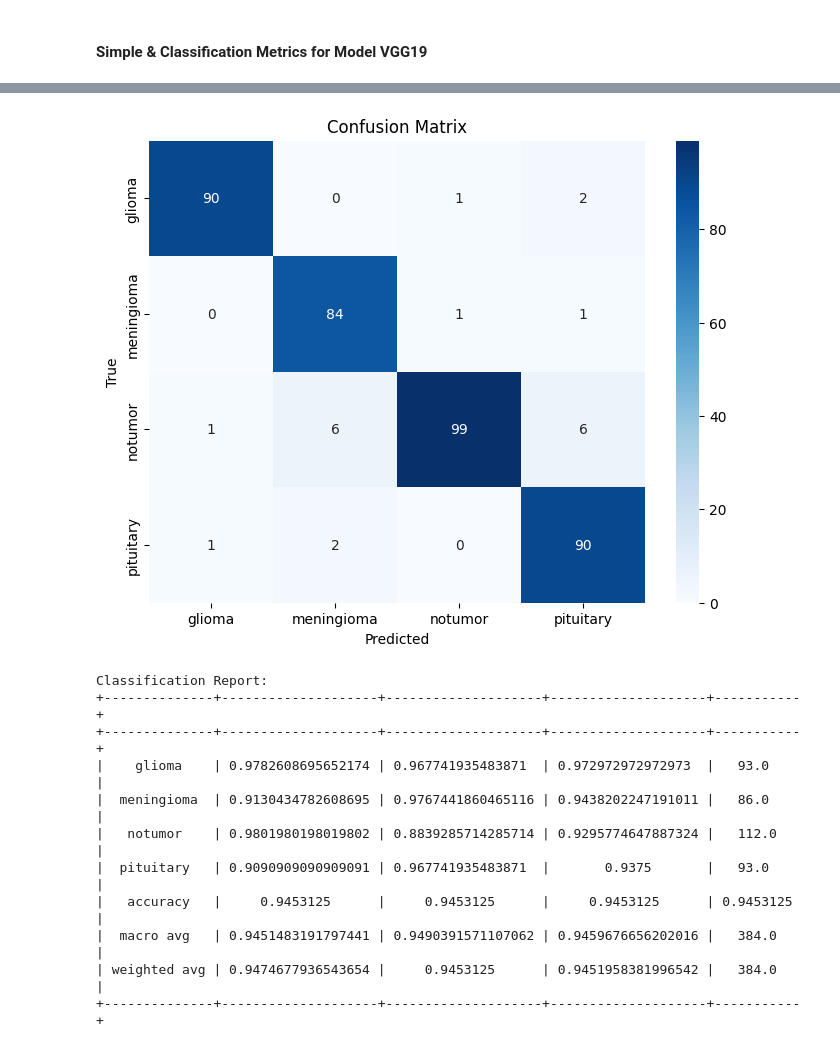
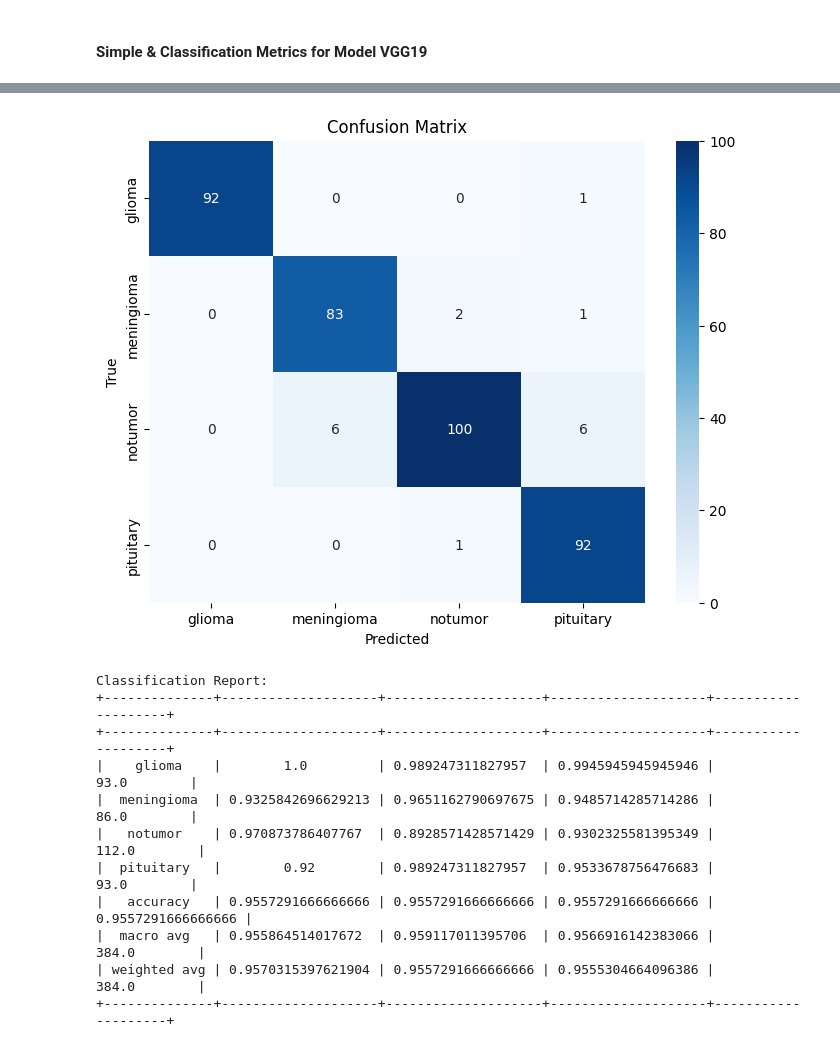
Before and after one commit to mtwchuang/CSC3009-Brain-Tumor-Detection, a Jupyter notebook: VGG.ipynb, the cells around one changed output, grey strips where cells are left out. Saved outputs shown, nothing was run; the diff lists cells and outputs as text; code cells hidden in the pictures.

```diff
--- a/VGG.ipynb
+++ b/VGG.ipynb
@@ -365,7 +359,7 @@ Epoch 21: early stopping
 vgg19_model.compile(optimizer=Adam(learning_rate=0.0005), loss='categorical_crossentropy', metrics=['accuracy', Precision(name="precision"), Recall(name="recall")])
 
 # Define callbacks
-checkpoint_vgg19 = ModelCheckpoint('/model_checkpoints/vgg19_brain_tumor.keras', monitor='val_loss', save_best_only=True, verbose=1)
+checkpoint_vgg19 = ModelCheckpoint('model_checkpoints/vgg19_brain_tumor.keras', monitor='val_loss', save_best_only=True, verbose=1)
 early_stopping_vgg19 = EarlyStopping(monitor='val_loss', patience=10, verbose=1)
 
 # Train the model
@@ -540,8 +535,9 @@ Classification Report:
 # %% [markdown]
 #### Simple & Classification Metrics for Model VGG19
 # %%
-plot_model_performance(vgg19_history, "Overall Performance for VGG19")
-plot_confusion_matrix(vgg19_model)
+plot_model_performance(vgg19_history, "Performance History for current VGG19 iteration")
+best_vgg19_model = load_model('model_checkpoints/vgg19_brain_tumor.keras')
+plot_confusion_matrix(best_vgg19_model)
 # %% [output]
 +----+-------+----------------------+---------------------+--------------------+---------------------+--------------------+----------------------+--------------------+---------------------+
 |    | Epoch |    Training Loss     |   Validation Loss   | Training Accuracy  | Validation Accuracy | Training Precision | Validation Precision |  Training Recall   |  Validation Recall  |
@@ -565,12 +561,12 @@ plot_confusion_matrix(vgg19_model)
-[figure, old version]
+[figure, new version]
 Classification Report:
-+--------------+--------------------+--------------------+--------------------+-----------+
-+--------------+--------------------+--------------------+--------------------+-----------+
-|    glioma    | 0.9782608695652174 | 0.967741935483871  | 0.972972972972973  |   93.0    |
-|  meningioma  | 0.9130434782608695 | 0.9767441860465116 | 0.9438202247191011 |   86.0    |
-|   notumor    | 0.9801980198019802 | 0.8839285714285714 | 0.9295774647887324 |   112.0   |
-|  pituitary   | 0.9090909090909091 | 0.967741935483871  |       0.9375       |   93.0    |
-|   accuracy   |     0.9453125      |     0.9453125      |     0.9453125      | 0.9453125 |
-|  macro avg   | 0.9451483191797441 | 0.9490391571107062 | 0.9459676656202016 |   384.0   |
-| weighted avg | 0.9474677936543654 |     0.9453125      | 0.9451958381996542 |   384.0   |
-+--------------+--------------------+--------------------+--------------------+-----------+
++--------------+--------------------+--------------------+--------------------+--------------------+
++--------------+--------------------+--------------------+--------------------+--------------------+
+|    glioma    |        1.0         | 0.989247311827957  | 0.9945945945945946 |        93.0        |
+|  meningioma  | 0.9325842696629213 | 0.9651162790697675 | 0.9485714285714286 |        86.0        |
+|   notumor    | 0.970873786407767  | 0.8928571428571429 | 0.9302325581395349 |       112.0        |
+|  pituitary   |        0.92        | 0.989247311827957  | 0.9533678756476683 |        93.0        |
+|   accuracy   | 0.9557291666666666 | 0.9557291666666666 | 0.9557291666666666 | 0.9557291666666666 |
+|  macro avg   | 0.955864514017672  | 0.959117011395706  | 0.9566916142383066 |       384.0        |
+| weighted avg | 0.9570315397621904 | 0.9557291666666666 | 0.9555304664096386 |       384.0        |
++--------------+--------------------+--------------------+--------------------+--------------------+
```
Also changed, not shown: parts of 6 cells of this notebook, 3 other files.
